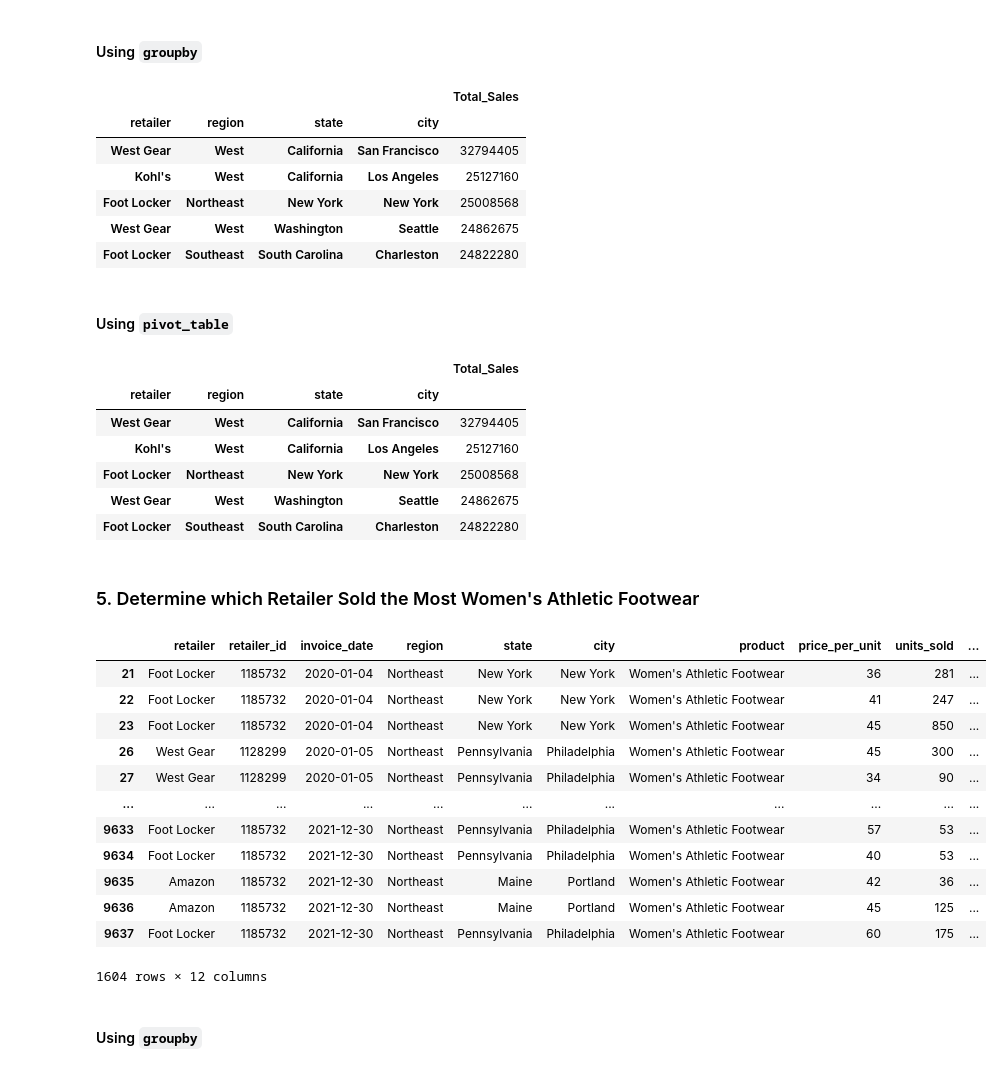
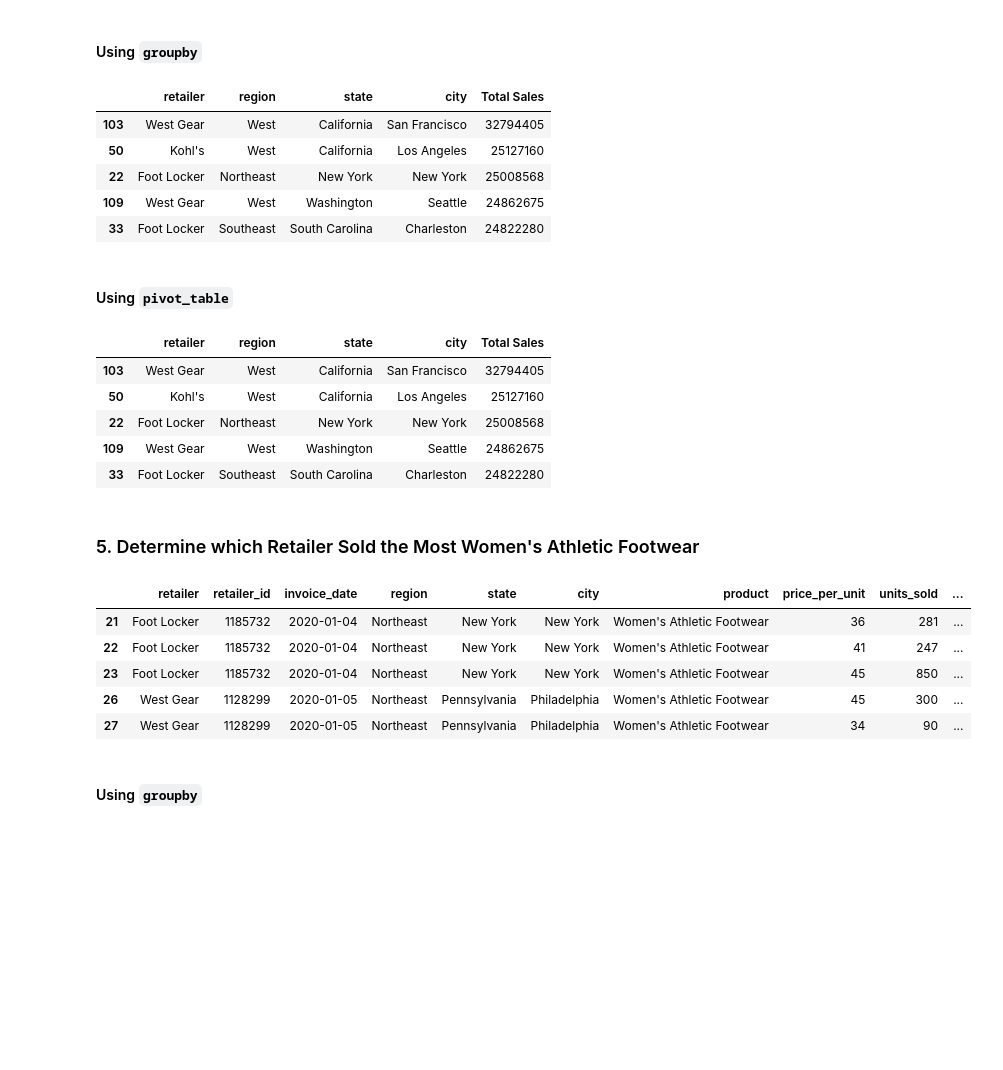
Before and after one commit to RodBurr/athletic_sales_analysis, a Jupyter notebook: Starter_Code/athletic_sales_analysis.ipynb, the cells around one changed output. Saved outputs shown, nothing was run; the diff lists cells and outputs as text; code cells hidden in the pictures; blank space fills up the shorter version.

```diff
--- a/Starter_Code/athletic_sales_analysis.ipynb
+++ b/Starter_Code/athletic_sales_analysis.ipynb
@@ -252,54 +256,55 @@ top5_pivot
 #### Using `groupby`
 # %%
 # Show the total sales for the products sold for each retailer, region, state, and city.
+sale_retail = comsales_df.groupby(['retailer', 'region', 'state', 'city']) ['total_sales'].sum().reset_index()
 # Rename the "total_sales" column to "Total Sales"
-
+sale_retail.rename(columns={'total_sales': 'Total Sales'}, inplace= True)
 
 # Show the top 5 results.
+top5_retail= sale_retail.nlargest(5, 'Total Sales')
+top5_retail
 # %% [output]
-|  |  |  |  | Total_Sales |
-| retailer | region | state | city |  |
-| West Gear | West | California | San Francisco | 32794405 |
-| Kohl's | West | California | Los Angeles | 25127160 |
-| Foot Locker | Northeast | New York | New York | 25008568 |
-| West Gear | West | Washington | Seattle | 24862675 |
-| Foot Locker | Southeast | South Carolina | Charleston | 24822280 |
+|  | retailer | region | state | city | Total Sales |
+| 103 | West Gear | West | California | San Francisco | 32794405 |
+| 50 | Kohl's | West | California | Los Angeles | 25127160 |
+| 22 | Foot Locker | Northeast | New York | New York | 25008568 |
+| 109 | West Gear | West | Washington | Seattle | 24862675 |
+| 33 | Foot Locker | Southeast | South Carolina | Charleston | 24822280 |
 # %% [markdown]
 #### Using `pivot_table`
 # %%
 # Show the total sales for the products sold for each retailer, region, state, and city.
-
+retail_pivot = comsales_df.pivot_table(values='total_sales' ,
+                                    index=['retailer','region', 'state', 'city'],
+                                    aggfunc='sum').reset_index()
 
 # Optional: Rename the "total_sales" column to "Total Sales"
-
+retail_pivot.rename(columns={'total_sales': 'Total Sales'}, inplace=True)
 
 # Show the top 5 results.
+top5_retail_pivot= retail_pivot.nlargest(5, 'Total Sales')
+top5_retail_pivot
 # %% [output]
-|  |  |  |  | Total_Sales |
-| retailer | region | state | city |  |
-| West Gear | West | California | San Francisco | 32794405 |
-| Kohl's | West | California | Los Angeles | 25127160 |
-| Foot Locker | Northeast | New York | New York | 25008568 |
-| West Gear | West | Washington | Seattle | 24862675 |
-| Foot Locker | Southeast | South Carolina | Charleston | 24822280 |
+|  | retailer | region | state | city | Total Sales |
+| 103 | West Gear | West | California | San Francisco | 32794405 |
+| 50 | Kohl's | West | California | Los Angeles | 25127160 |
+| 22 | Foot Locker | Northeast | New York | New York | 25008568 |
+| 109 | West Gear | West | Washington | Seattle | 24862675 |
+| 33 | Foot Locker | Southeast | South Carolina | Charleston | 24822280 |
 # %% [markdown]
 ### 5. Determine which Retailer Sold the Most Women's Athletic Footwear
 # %%
 # Filter the sales data to get the women's athletic footwear sales data.
+womens_athletic_footwear_df = comsales_df[comsales_df['product'].str.contains("women's athletic footwear", case=False,)]
+
+womens_athletic_footwear_df.head()
 # %% [output]
 |  | retailer | retailer_id | invoice_date | region | state | city | product | price_per_unit | units_sold | ... |
 | 21 | Foot Locker | 1185732 | 2020-01-04 | Northeast | New York | New York | Women's Athletic Footwear | 36 | 281 | ... |
 | 22 | Foot Locker | 1185732 | 2020-01-04 | Northeast | New York | New York | Women's Athletic Footwear | 41 | 247 | ... |
 | 23 | Foot Locker | 1185732 | 2020-01-04 | Northeast | New York | New York | Women's Athletic Footwear | 45 | 850 | ... |
 | 26 | West Gear | 1128299 | 2020-01-05 | Northeast | Pennsylvania | Philadelphia | Women's Athletic Footwear | 45 | 300 | ... |
 | 27 | West Gear | 1128299 | 2020-01-05 | Northeast | Pennsylvania | Philadelphia | Women's Athletic Footwear | 34 | 90 | ... |
-| ... | ... | ... | ... | ... | ... | ... | ... | ... | ... | ... |
-| 9633 | Foot Locker | 1185732 | 2021-12-30 | Northeast | Pennsylvania | Philadelphia | Women's Athletic Footwear | 57 | 53 | ... |
-| 9634 | Foot Locker | 1185732 | 2021-12-30 | Northeast | Pennsylvania | Philadelphia | Women's Athletic Footwear | 40 | 53 | ... |
-| 9635 | Amazon | 1185732 | 2021-12-30 | Northeast | Maine | Portland | Women's Athletic Footwear | 42 | 36 | ... |
-| 9636 | Amazon | 1185732 | 2021-12-30 | Northeast | Maine | Portland | Women's Athletic Footwear | 45 | 125 | ... |
-| 9637 | Foot Locker | 1185732 | 2021-12-30 | Northeast | Pennsylvania | Philadelphia | Women's Athletic Footwear | 60 | 175 | ... |
-1604 rows × 12 columns
 # %% [markdown]
 #### Using `groupby`
 # %%
```
Also changed, not shown: parts of 8 cells of this notebook.
